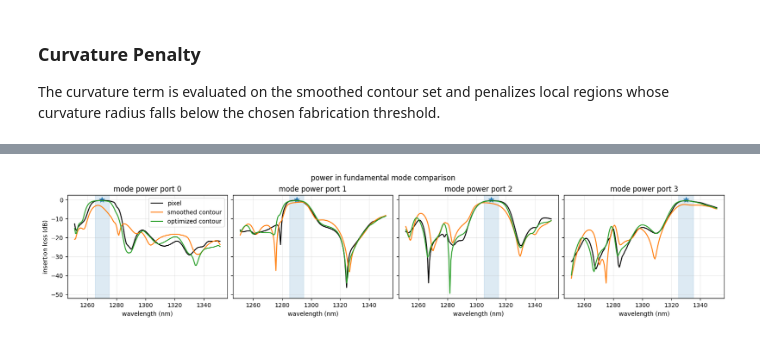
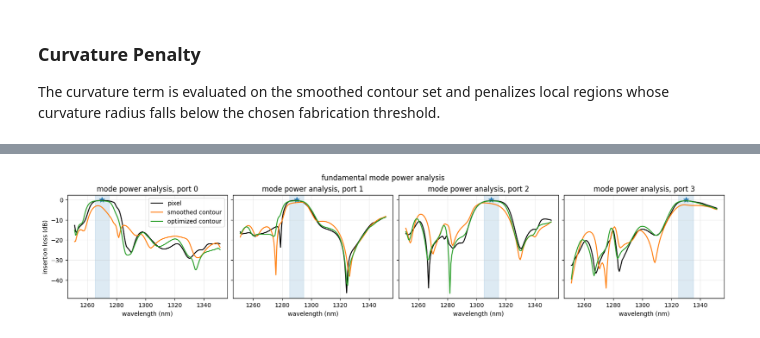
Before and after one commit to flexcompute/tidy3d-notebooks, a Jupyter notebook: Autograd32WDMTopologyToContourFinetuning.ipynb, the cells around one changed output, grey strips where cells are left out. Cells and saved outputs as stored; diff of their text form; code cells hidden in the pictures.

```diff
--- a/Autograd32WDMTopologyToContourFinetuning.ipynb
+++ b/Autograd32WDMTopologyToContourFinetuning.ipynb
@@ -53,6 +41,7 @@ adding a substrate.
 n_si = 3.49
 n_sio2 = 1.45  # not used in 2D
 n_air = 1
+nm = 1000.0  # unit conversion used in wavelength plots
 eps_si = n_si**2
 
 # channel wavelengths
@@ -104,7 +93,6 @@ Lz = 0.0
 
 # fabrication constraints from the original pixel optimization setup
 radius = 0.100
-beta0 = 2
 
 # resolution information
 min_steps_per_wvl = 18
@@ -542,9 +687,9 @@ The contour update uses a plain SGD step.
 # %%
-contour_opt_steps = 30  # number of contour optimization steps
+contour_opt_steps = 25  # number of contour optimization steps
 contour_opt_lr = 0.004  # optimizer learning rate
 
 curvature_penalty_fn = make_threshold_power_curvature_penalty(
-    threshold_radius=0.100,
+    threshold_radius=radius,
     alpha=curvature_penalty_alpha,
     exponent=curvature_penalty_exponent,
     eps=curvature_penalty_eps,
@@ -559,6 +704,8 @@ flat_params = flat_reference.copy()
 objective_history = []
 transmission_history = []
 curvature_history = []
+contour_sets_over_steps = []
+flat_params_over_steps = []
 contour_structures_over_steps = []
 
 
@@ -599,6 +746,8 @@ for step in range(contour_opt_steps):
     objective_history.append(float(value))
     transmission_history.append(tx_current)
     curvature_history.append(curv_term)
+    contour_sets_over_steps.append(contour_current_set)
+    flat_params_over_steps.append(np.asarray(flat_params, dtype=float).copy())
     contour_structures_over_steps.append(
         contour_current_set.to_structures(
             foreground_medium=core_medium,
@@ -623,11 +772,14 @@ for step in range(contour_opt_steps):
     )
 
 contour_opt_set = contour_current_set
+contour_sets_over_steps.append(contour_opt_set)
+flat_params_over_steps.append(np.asarray(flat_params, dtype=float).copy())
 contour_opt_structures = contour_opt_set.to_structures(
     foreground_medium=core_medium,
     background_medium=background_medium,
     name_prefix="contour_opt_final",
 )
+contour_structures_over_steps.append(contour_opt_structures)
 
 contour_opt_tx = get_transmission(contour_opt_structures, task_name="wdm_contour_opt_final")
 print(f"\noptimized contour transmission={contour_opt_tx:.3f}")
@@ -759,66 +1007,19 @@ the power in the fundamental output mode around all channels.
 # %%
-eval_pixel = run_dense_eval(pixel_design, task_name="wdm_eval_pixel")
-eval_contour_smooth = run_dense_eval(contour_smooth_structures, task_name="wdm_eval_contour_smooth")
-eval_contour_opt = run_dense_eval(contour_opt_structures, task_name="wdm_eval_contour_opt")
-
 print("\n[dense transmission metric]")
 print(f"pixel={eval_pixel['transmission']:.3f}")
 print(f"smoothed contour={eval_contour_smooth['transmission']:.3f}")
 print(f"optimized contour={eval_contour_opt['transmission']:.3f}")
 
-names = ["pixel", "smoothed contour", "optimized contour"]
-colors = ["black", "tab:orange", "tab:green"]
-datasets = [eval_pixel, eval_contour_smooth, eval_contour_opt]
-
-fig_flux, axes_flux = plt.subplots(
-    1, num_freqs_design, figsize=(4.0 * num_freqs_design, 3.4), sharey=True, constrained_layout=True
+plot_dense_spectral_analysis(
+    {
+        "pixel": eval_pixel,
+        "smoothed contour": eval_contour_smooth,
+        "optimized contour": eval_contour_opt,
+    },
+    flux_suptitle="total flux analysis",
+    power_suptitle="fundamental mode power analysis",
+    colors=["black", "tab:orange", "tab:green"],
 )
-
-for port, ax in enumerate(axes_flux):
-    fmin, fmax = channel_bounds[port]
-    wvl_min = 1000.0 * td.C_0 / fmax
-    wvl_max = 1000.0 * td.C_0 / fmin
-    target_wvl = 1000.0 * td.C_0 / freqs_design[port]
-
-    ax.axvspan(wvl_min, wvl_max, color="tab:blue", alpha=0.15)
-    for name, color, ds in zip(names, colors, datasets):
-        ax.plot(ds["wavelength_nm"], ds["flux_db"][port], color=color, linewidth=1.6, label=name)
-
-    ax.scatter([target_wvl], [0.0], marker="*", s=80, color="tab:blue")
-    ax.set_title(f"flux port {port}")
-    ax.set_xlabel("wavelength (nm)")
-    ax.grid(alpha=0.25)
-    if port == 0:
-        ax.set_ylabel("insertion loss (dB)")
-        ax.legend(loc="best")
-
-fig_flux.suptitle("total flux comparison")
-plt.show()
-
-fig_power, axes_power = plt.subplots(
-    1, num_freqs_design, figsize=(4.0 * num_freqs_design, 3.4), sharey=True, constrained_layout=True
-)
-
-for port, ax in enumerate(axes_power):
-    fmin, fmax = channel_bounds[port]
-    wvl_min = 1000.0 * td.C_0 / fmax
-    wvl_max = 1000.0 * td.C_0 / fmin
-    target_wvl = 1000.0 * td.C_0 / freqs_design[port]
-
-    ax.axvspan(wvl_min, wvl_max, color="tab:blue", alpha=0.15)
-    for name, color, ds in zip(names, colors, datasets):
-        ax.plot(ds["wavelength_nm"], ds["power_db"][port], color=color, linewidth=1.6, label=name)
-
-    ax.scatter([target_wvl], [0.0], marker="*", s=80, color="tab:blue")
-    ax.set_title(f"mode power port {port}")
-    ax.set_xlabel("wavelength (nm)")
-    ax.grid(alpha=0.25)
-    if port == 0:
-        ax.set_ylabel("insertion loss (dB)")
-        ax.legend(loc="best")
-
-fig_power.suptitle("power in fundamental mode comparison")
-plt.show()
 # %% [output]
 [dense transmission metric]
 pixel=-0.534
@@ -828,2 +1029,2 @@ optimized contour=-0.545
-[figure, old version]
+[figure, new version]
 # %% [markdown]
```
Also changed, not shown: parts of 40 cells of this notebook, 2 other files.
